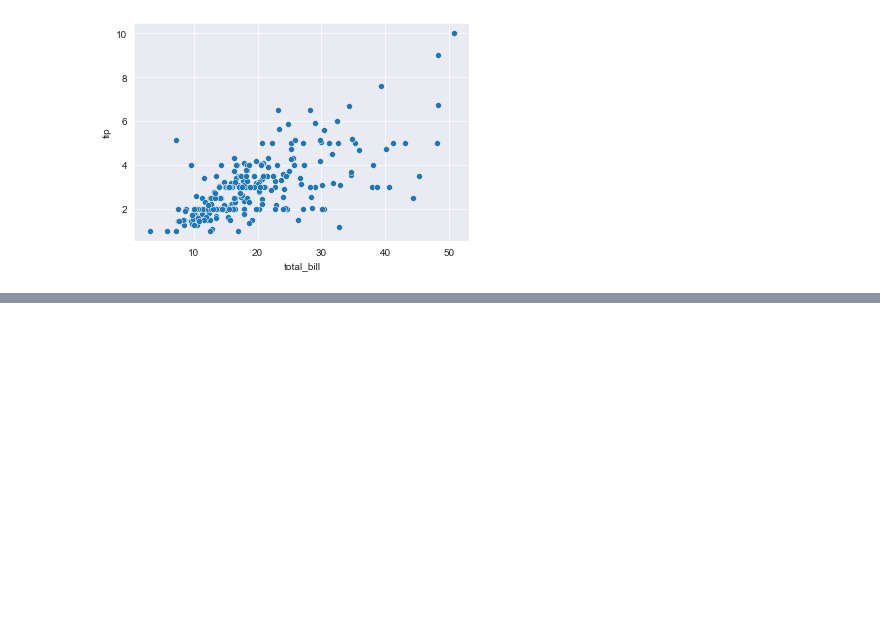
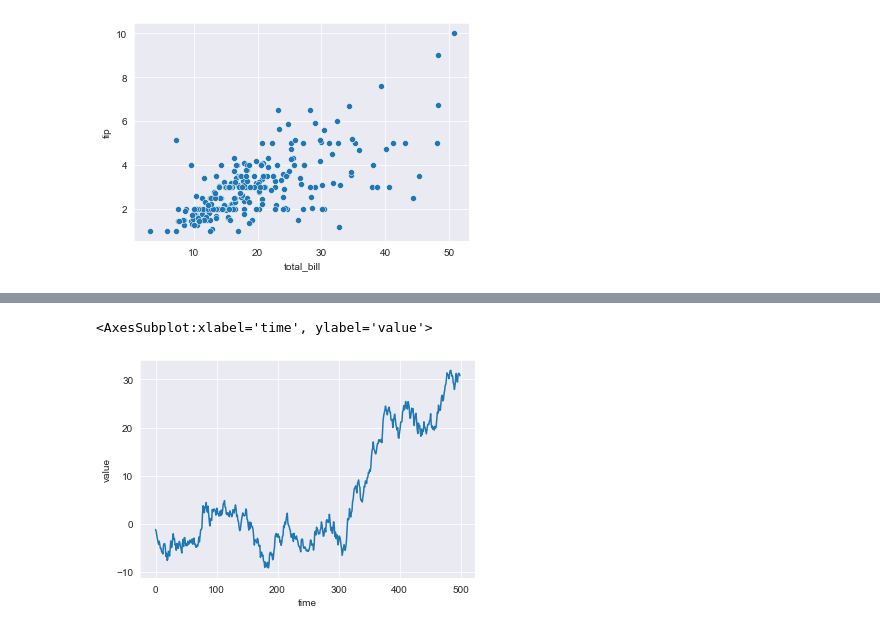
Before and after one commit to dehsheikh/Data_Science, a Jupyter notebook: Data_Visualization/Seaborn.ipynb, the cells around one changed output, grey strips where cells are left out. Saved outputs shown, nothing was run; the diff lists cells and outputs as text; code cells hidden in the pictures; blank space fills up the shorter version.

```diff
--- a/Data_Visualization/Seaborn.ipynb
+++ b/Data_Visualization/Seaborn.ipynb
@@ -86,0 +89,3 @@ sns.scatterplot(data = tips,
+# %%
+df = pd.DataFrame(dict(time = np.arange(500), value = randn(500).cumsum()))
+df.head()
@@ -86,0 +108,7 @@ sns.scatterplot(data = tips,
+# %%
+sns.lineplot(data = df,
+             x = "time",
+             y = "value")
+# %% [output]
+<AxesSubplot:xlabel='time', ylabel='value'>
+[figure, added]
```
Also changed, not shown: parts of 4 cells of this notebook.
